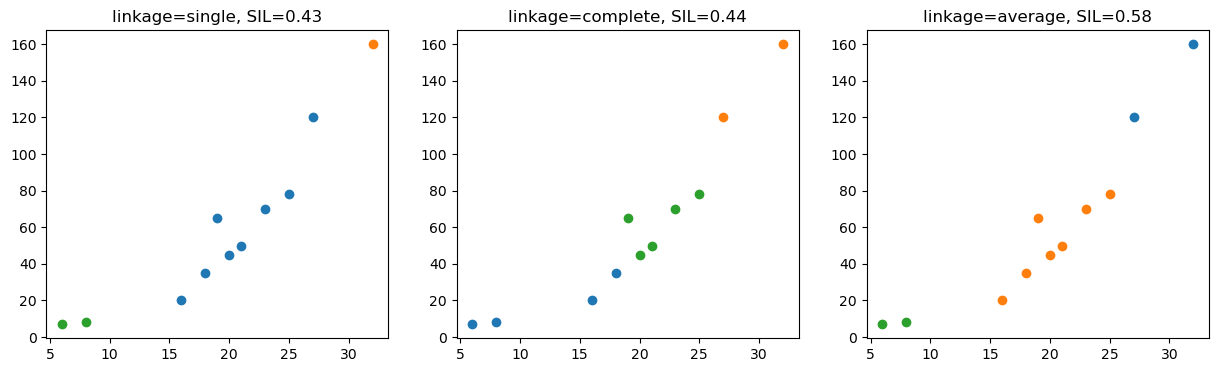
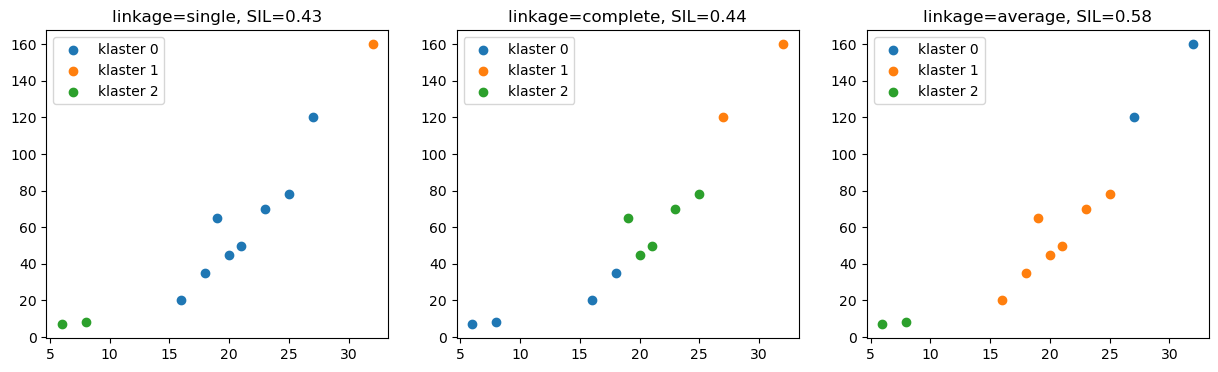
Code edit (unified diff) that turned the first committed figure into the second:
--- before
+++ after
@@ -10,7 +10,9 @@
     fig.add_subplot(1, len(linkages), idx+1)
     
-    for cluster_label in range(n_clusters):
-        cluster_instances = df[agg_clust.labels_ == cluster_label]
-        plt.scatter(cluster_instances['height'], cluster_instances['weight'])
+    for clust_label in range(n_clusters):
+        cluster = df[agg_clust.labels_ == clust_label]
+        plt.scatter(cluster['height'], cluster['weight'], label=f'klaster {clust_label}')
+    
+    plt.legend(loc='best')    
     
     silhouette = silhouette_score(X, agg_clust.labels_)

Commit: Added illustrations and all content from the previous PDF materials